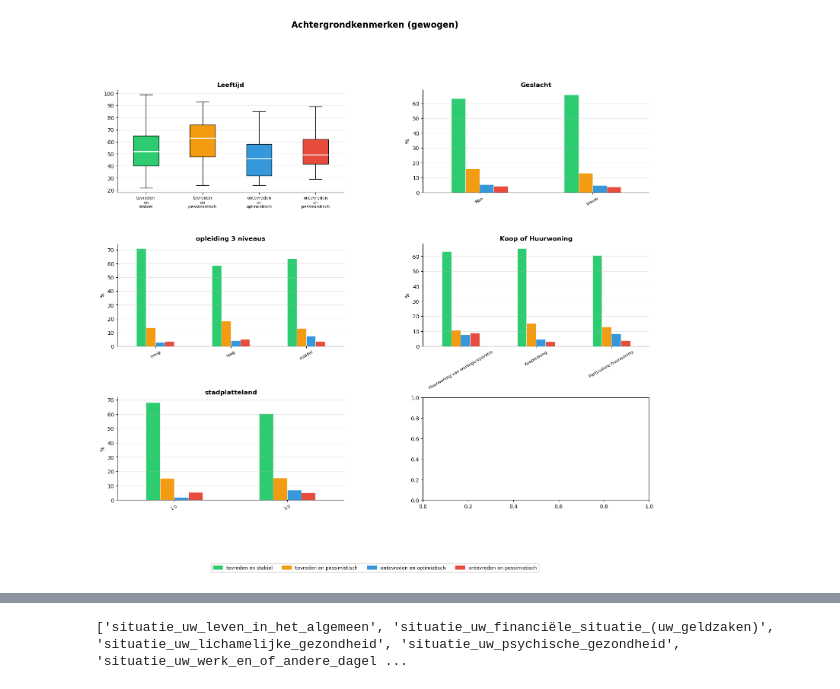
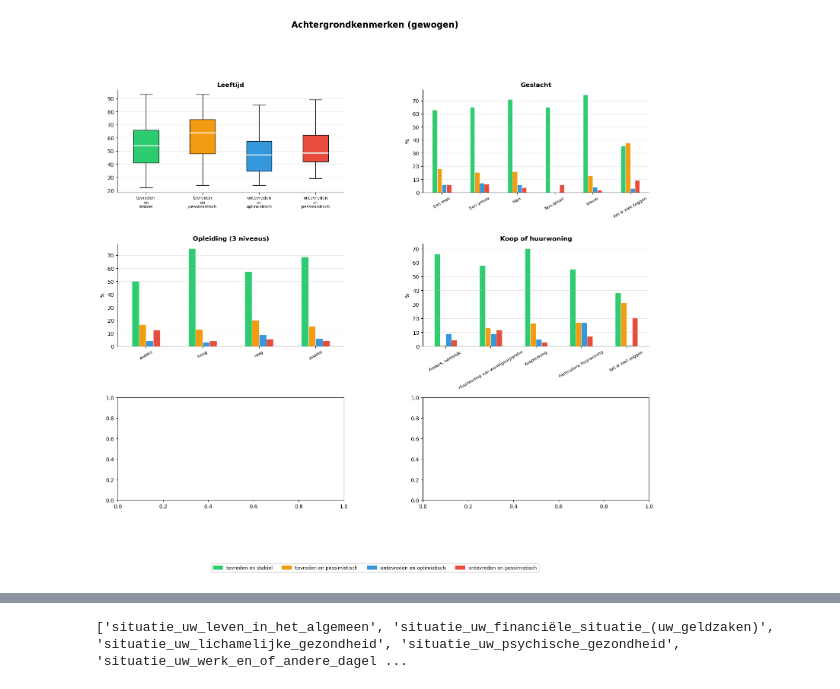
Before and after one commit to mltkooistra/bwkansengelijkheid, a Jupyter notebook: analyses.ipynb, the cells around one changed output, grey strips where cells are left out. Saved outputs shown, nothing was run; the diff lists cells and outputs as text; code cells hidden in the pictures.

```diff
--- a/analyses.ipynb
+++ b/analyses.ipynb
@@ -86,2 +46,6 @@ Combined shape na Reactiestatus filter: (4265, 296)
 # %%
-# Vervangen door Cell 0 (load_and_label). Deze cel niet uitvoeren.
+combined = df.copy()
+
+combined = combined[combined['Reactiestatus'] != 'Niet geantwoord']
+df = combined  # sync: zorg dat df en combined dezelfde gefilterde dataset zijn
+print(f"\nCombined shape na Reactiestatus filter: {combined.shape}")
@@ -166,0 +54,16 @@ Opgeslagen als weegfactoren.xlsx
+# %%
+# Hernoem korte SPSS-codes naar leesbare namen voor gebruik in analyses/grafieken
+rename_map = {}
+_rename_candidates = {
+    "opleiding3":                                       "Opleiding (3 niveaus)",
+    "Inkomencat":                                       "Inkomen (categorie)",
+    "Woont u in een koopwoning of huurwoning?":         "Koop of huurwoning",
+    "leefcat":                                          "leeftijd categorie",
+    "Provincie":                                        "regioprovincie",
+}
+for orig, kort in _rename_candidates.items():
+    if orig in df.columns:
+        rename_map[orig] = kort
+df.rename(columns=rename_map, inplace=True)
+combined = df  # blijf gesynchroniseerd
+print("Hernoemde kolommen:", list(rename_map.values()))
@@ -292,4 +82,6 @@ Kish design effect: 3.095  ->  effectieve N: 1315 van 4069
 # %%
+import pandas as pd
+
 # Filter tevredenheid columns
 tevreden_cols = [col for col in combined.columns if "hoe tevreden u bent met" in col]
 
@@ -298,11 +90,11 @@ short_names = {col: col.split(" - ")[-1] for col in tevreden_cols}
 
 tevreden_df = combined[tevreden_cols].rename(columns=short_names)
 
-# Reverse map labels back to numeric (Helemaal ontevreden=1, Helemaal tevreden=10)
-_, meta_labels = pyreadstat.read_sav(paths[0], metadataonly=True)
-reverse_map = {v: k for col in meta_labels.variable_value_labels.values() for k, v in col.items()}
+# Tevredenheidsscores zijn al numeriek (1-10 float64) – direct omzetten
 for col in tevreden_df.columns:
-    tevreden_df[col] = pd.to_numeric(tevreden_df[col].map(reverse_map), errors="coerce")
+    tevreden_df[col] = pd.to_numeric(tevreden_df[col], errors="coerce")
 
 # Correlation matrix
 corr_matrix_tevredenheid = tevreden_df.corr()
+
+print(f"Tevredenheid: {len(tevreden_cols)} kolommen, {tevreden_df.notna().mean().mean()*100:.1f}% niet-missing")
@@ -449,7 +256,7 @@ import matplotlib.pyplot as plt
 import pandas as pd
 import numpy as np
 
-weight_col = "Weegfactor_GRDR"
+weight_col = 'weegfactor'
 
 # Compute weighted proportions per subject
 records = []
@@ -532,9 +339,9 @@ import numpy as np
 import pandas as pd
 
 situatie_leven = "situatie_uw_leven_in_het_algemeen"
-weight_col = "Weegfactor_GRDR"
-background_vars = [v for v in ["Leeftijd", "Geslacht", "opleiding 3 niveaus",
-                                "Inkomen in 3 categorieÃ«n", "Koop of Huurwoning", "stadplatteland"]
+weight_col = "weegfactor"
+background_vars = [v for v in ["Leeftijd", "Geslacht", "Opleiding (3 niveaus)",
+                                "Inkomen in 3 categorieÃ«n", "Koop of huurwoning", "stadplatteland"]
                     if v in df.columns]
 cat_vars = [v for v in background_vars if v != "Leeftijd"]
 desc_df = df[[situatie_leven] + background_vars + [weight_col]].dropna(subset=[situatie_leven])
@@ -565,34 +372,34 @@ for g in cat_order:
 bp = ax.bxp(stats, patch_artist=True, medianprops=dict(color="white", linewidth=2))
 for patch, g in zip(bp["boxes"], cat_order):
     patch.set_facecolor(colors_groep[g])
 ax.set_xticklabels([g.replace("_", "\n") for g in cat_order], fontsize=8)
 ax.set_title("Leeftijd", fontweight="bold")
 ax.grid(axis="y", alpha=0.3)
 ax.spines[["top", "right"]].set_visible(False)
 
 # Categorische vars: gewogen grouped bar charts
 for idx, var in enumerate(cat_vars):
     ax = axes[idx + 1]
     sub = desc_df[[situatie_leven, var, weight_col]].dropna()
     ct = sub.groupby([situatie_leven, var])[weight_col].sum().unstack(fill_value=0)
     ct = (ct / ct.sum() * 100).reindex(cat_order).dropna(how="all")
     ct.T.plot(kind="bar", ax=ax, color=[colors_groep[g] for g in ct.index],
               edgecolor="white", linewidth=0.5, legend=False)
     ax.set_title(var, fontweight="bold")
     ax.set_ylabel("%")
     ax.set_xlabel("")
     ax.tick_params(axis="x", rotation=30, labelsize=8)
     ax.grid(axis="y", alpha=0.3)
     ax.spines[["top", "right"]].set_visible(False)
 
 handles = [plt.Rectangle((0, 0), 1, 1, color=colors_groep[g]) for g in cat_order]
 fig.legend(handles, [g.replace("_", " ") for g in cat_order], loc="lower center", ncol=4,
            fontsize=9, bbox_to_anchor=(0.5, -0.03), framealpha=0.9)
 
 plt.savefig("descriptives_situatie_leven_gewogen.png", dpi=150, bbox_inches="tight")
 plt.show()
 # %% [output]
-[figure, old version]
+[figure, new version]
 # %%
 import matplotlib.pyplot as plt
 import matplotlib.gridspec as gridspec
```
Also changed, not shown: parts of 35 cells of this notebook, 25 other files.
